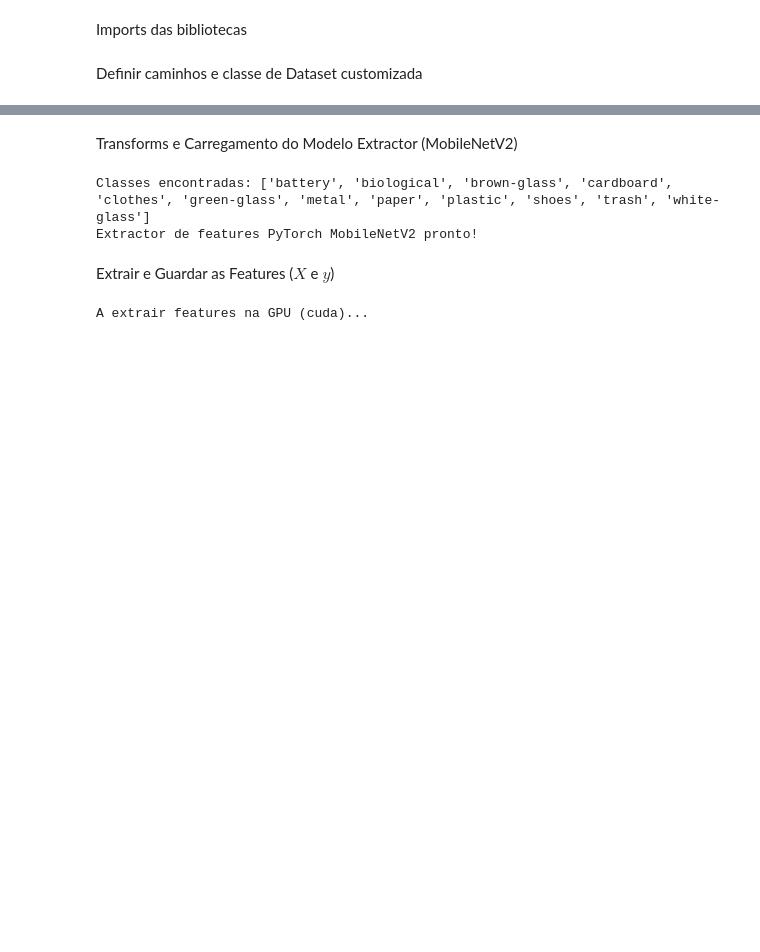
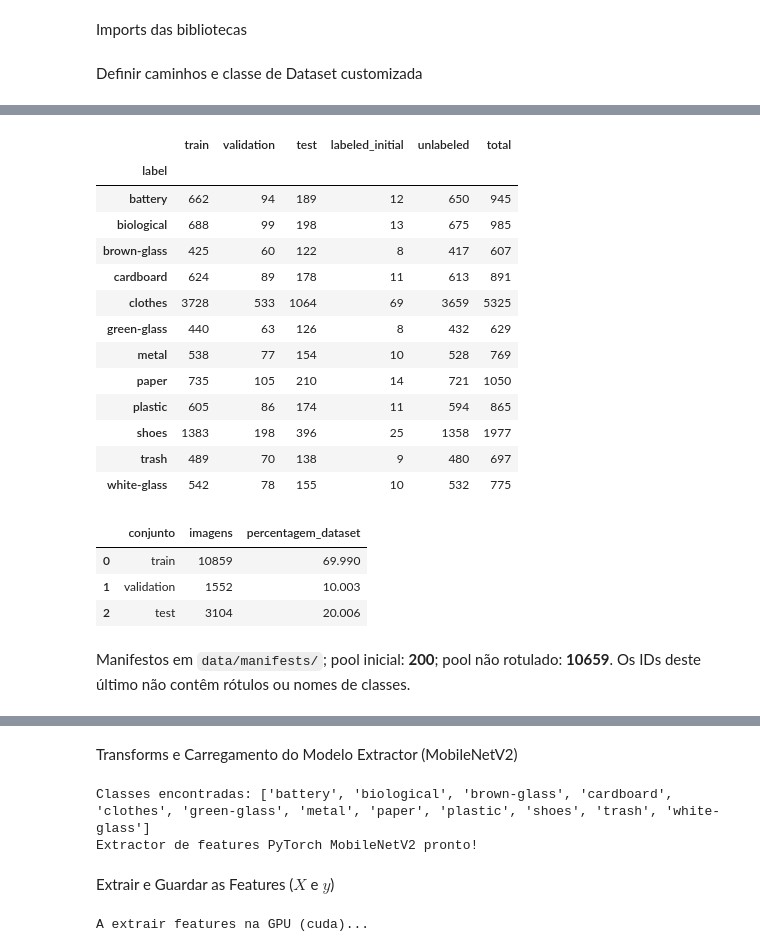
Before and after one commit to tomasgferreira06/hitl-waste-classification, a Jupyter notebook: notebooks/01_waste_classification_hitl.ipynb, the cells around one changed output, grey strips where cells are left out. Cells and saved outputs as stored; diff of their text form; code cells hidden in the pictures; blank space fills up the shorter version.

```diff
--- a/notebooks/01_waste_classification_hitl.ipynb
+++ b/notebooks/01_waste_classification_hitl.ipynb
@@ -83,0 +281,21 @@ class GarbageDataset(Dataset):
+# %%
+eda_exact = exact_groups(eda_records)
+eda_candidates = visual_candidates(eda_records)
+eda_lookup = {r["image_id"]: r for r in eda_records}
+eda_exact_rows = [{"sha256": group[0]["sha256"], "imagens": len(group),
+                   "classes": ", ".join(sorted({r["label"] for r in group})),
+                   "caminhos": "; ".join(r["relative_path"] for r in group)} for group in eda_exact]
+display(Markdown(
+    f"**Exatos:** {len(eda_exact)} grupos, {sum(map(len, eda_exact))} imagens envolvidas, "
+    f"{sum(len(g) - 1 for g in eda_exact)} cópias redundantes; "
+    f"{sum(len({r['label'] for r in g}) > 1 for g in eda_exact)} grupos entre classes. "
+    f"**Visuais:** {len(eda_candidates)} pares candidatos (excluindo os exatos), "
+    f"{len({p[k] for p in eda_candidates for k in ('image_id_a', 'image_id_b')})} imagens envolvidas, "
+    f"{sum(p['cross_class'] for p in eda_candidates)} pares entre classes."
+))
+display(pd.DataFrame(eda_exact_rows))
+eda_candidate_table = pd.DataFrame([
+    {"imagem_a": eda_lookup[p["image_id_a"]]["relative_path"],
+     "imagem_b": eda_lookup[p["image_id_b"]]["relative_path"],
+     "distancia": p["distance"], "classes_diferentes": p["cross_class"]} for p in eda_candidates])
+display(eda_candidate_table.head(20))
@@ -83,0 +378,38 @@ class GarbageDataset(Dataset):
+# %%
+eda_partitions = write_manifests(eda_records, eda_candidates)
+eda_split_table = pd.DataFrame({
+    name: pd.Series([eda_lookup[key]["label"] for key in ids]).value_counts()
+    for name, ids in eda_partitions.items()
+}).reindex(eda_counts.index).fillna(0).astype(int)
+eda_split_table["total"] = eda_counts["imagens"]
+display(eda_split_table)
+display(pd.DataFrame([
+    {"conjunto": name, "imagens": len(eda_partitions[name]),
+     "percentagem_dataset": 100 * len(eda_partitions[name]) / len(eda_df)}
+    for name in ("train", "validation", "test")
+]).round(3))
+learner_initial, learner_unlabeled = load_pool_views()
+assert len(learner_initial) == 200
+assert set(row["image_id"] for row in learner_initial).isdisjoint(learner_unlabeled)
+display(Markdown(f"Manifestos em `data/manifests/`; pool inicial: **{len(learner_initial)}**; "
+                 f"pool não rotulado: **{len(learner_unlabeled)}**. Os IDs deste último não contêm rótulos ou nomes de classes."))
+# %% [output]
+|  | train | validation | test | labeled_initial | unlabeled | total |
+| label |  |  |  |  |  |  |
+| battery | 662 | 94 | 189 | 12 | 650 | 945 |
+| biological | 688 | 99 | 198 | 13 | 675 | 985 |
+| brown-glass | 425 | 60 | 122 | 8 | 417 | 607 |
+| cardboard | 624 | 89 | 178 | 11 | 613 | 891 |
+| clothes | 3728 | 533 | 1064 | 69 | 3659 | 5325 |
+| green-glass | 440 | 63 | 126 | 8 | 432 | 629 |
+| metal | 538 | 77 | 154 | 10 | 528 | 769 |
+| paper | 735 | 105 | 210 | 14 | 721 | 1050 |
+| plastic | 605 | 86 | 174 | 11 | 594 | 865 |
+| shoes | 1383 | 198 | 396 | 25 | 1358 | 1977 |
+| trash | 489 | 70 | 138 | 9 | 480 | 697 |
+| white-glass | 542 | 78 | 155 | 10 | 532 | 775 |
+|  | conjunto | imagens | percentagem_dataset |
+| 0 | train | 10859 | 69.990 |
+| 1 | validation | 1552 | 10.003 |
+| 2 | test | 3104 | 20.006 |
+Manifestos em `data/manifests/`; pool inicial: **200**; pool não rotulado: **10659**. Os IDs deste último não contêm rótulos ou nomes de classes.
```
Also changed, not shown: parts of 15 cells of this notebook, 13 other files.
